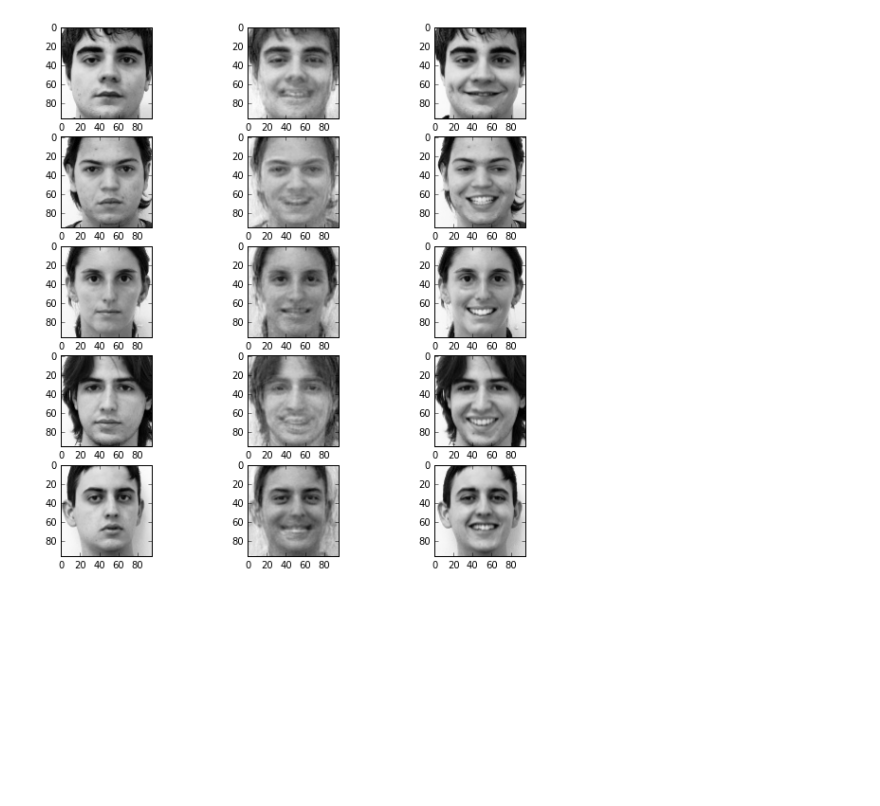
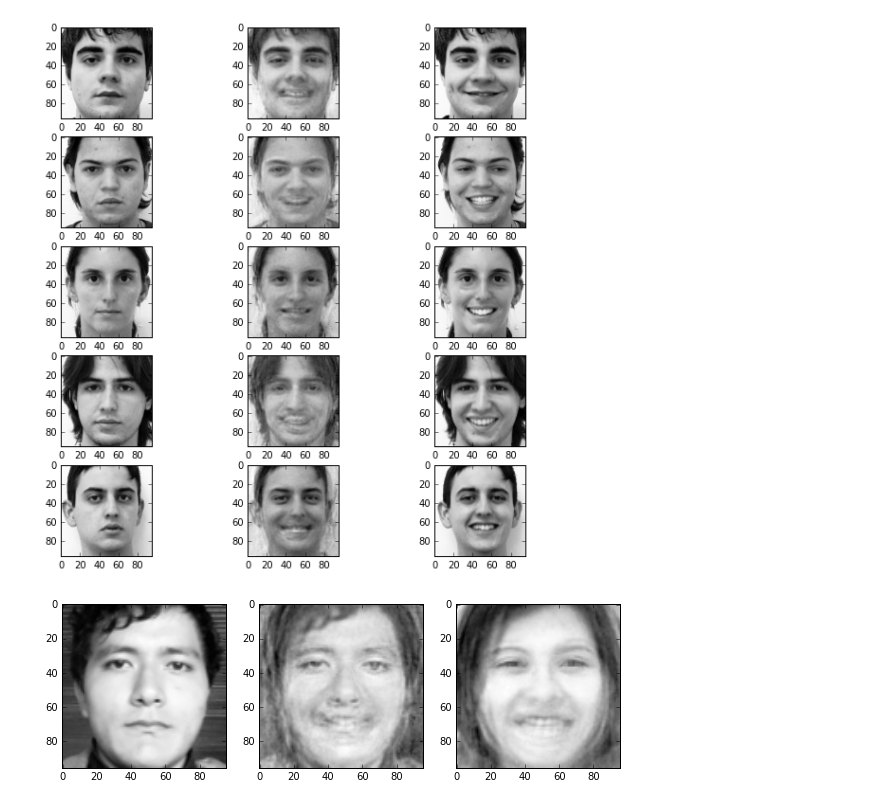
Before and after one commit to ehlemur-zz/BP, a Jupyter notebook: Structured Output Prediction (Faces).ipynb, the cells around one changed output. Drawn from its saved outputs; the diff is of its cells as text; code cells hidden in the pictures; blank space fills up the shorter version.

```diff
--- a/Structured Output Prediction (Faces).ipynb
+++ b/Structured Output Prediction (Faces).ipynb
@@ -344,3 +344,11 @@ ensemble3 = (ensemble_1 + .001) ** ensemble_alpha * (ensemble_2 + .001) ** (1 -
 lemur_util.plot_predictions(neutral_test, ensemble3, smiling_test)
 # %% [output]
 [figure]
+# %%
+lemur_face = scipy.ndimage.imread('lemur_face.jpeg', flatten=True).reshape(1, 9216) / 255
+lemur_face_pca = lemur_face.dot(V)
+lemur_smile_1 = (lpl_twist.predict(lemur_face_pca) + lemur_face_pca).dot(V.T)
+lemur_smile_2 = (pca_rbftl.predict(lemur_face_pca)).dot(V.T)
+lemur_util.plot_predictions(lemur_face, lemur_smile_1, lemur_smile_2)
+# %% [output]
+[figure, added]
```
Also changed, not shown: parts of 1 cell of this notebook.
